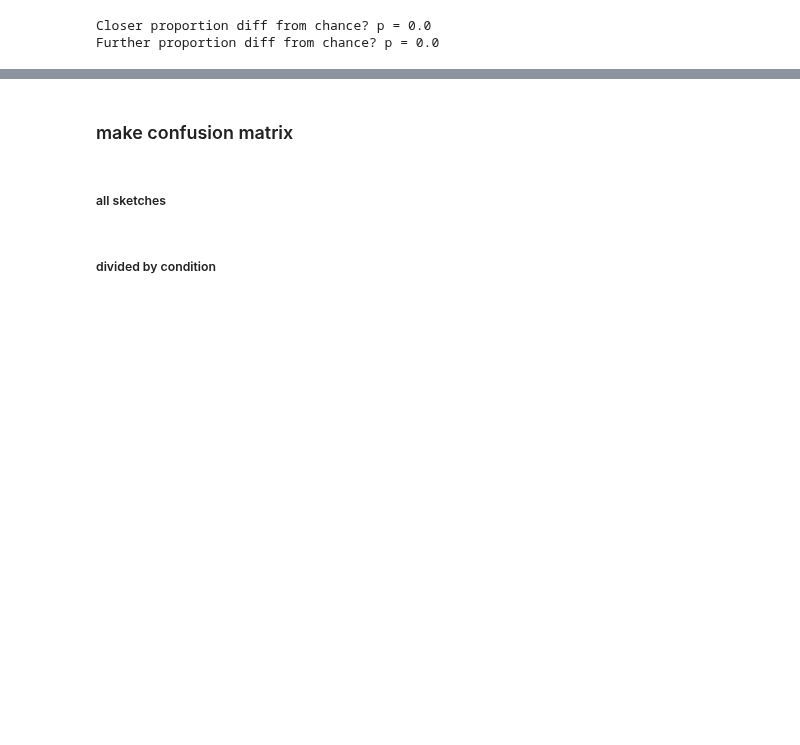
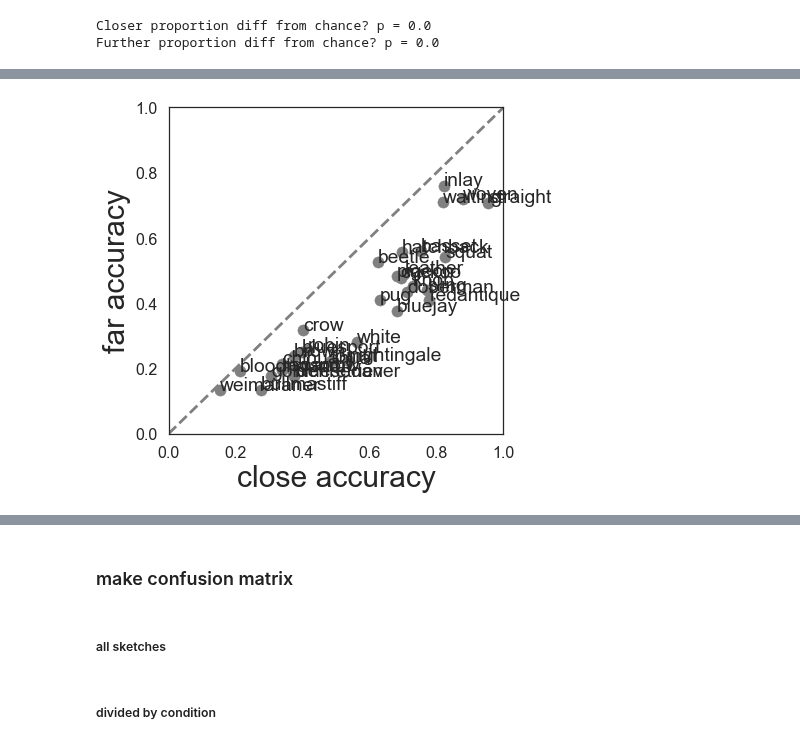
Before and after one commit to judithfan/visual_communication_in_context, a Jupyter notebook: analysis/pilot2_analysis_sketchpad_basic_recog.ipynb, the cells around one changed output, grey strips where cells are left out. Cells and saved outputs as stored; diff of their text form; code cells hidden in the pictures; blank space fills up the shorter version.

```diff
--- a/analysis/pilot2_analysis_sketchpad_basic_recog.ipynb
+++ b/analysis/pilot2_analysis_sketchpad_basic_recog.ipynb
@@ -314,21 +317,23 @@ plt.close(fig)
 # %%
 sns.set_context('poster')
 objs = np.unique(X['target'].values)
 objs = [o for o in objs if o is not None]
 obj_acc_close = X[X['condition']=='closer'].groupby('target')['correct'].apply(lambda x: np.mean(x))
 obj_acc_far = X[X['condition']=='further'].groupby('target')['correct'].apply(lambda x: np.mean(x))
-fig = plt.figure(figsize=(12,12))
+fig = plt.figure(figsize=(6,6))
 plt.scatter(obj_acc_close,obj_acc_far,color='gray')
 for i, txt in enumerate(objs):
     plt.annotate(txt, (obj_acc_close[i],obj_acc_far[i]))
 plt.xlim([0,1])
 plt.ylim([0,1])
 plt.plot([0,1],[0,1],linestyle='dashed',color='gray')
 plt.xlabel('close accuracy',fontsize=30)
 plt.ylabel('far accuracy',fontsize=30)
 # plt.title('accuracy by condition and object',fontsize=30)
 plt.savefig('./plots/accuracy_by_condition_and_object.pdf')
-plt.close(fig)
+# plt.close(fig)
+# %% [output]
+[figure, added]
 # %%
 objs = np.unique(X['target'].values)
 objs = [o for o in objs if o is not None]
```
Also changed, not shown: parts of 35 cells of this notebook.
